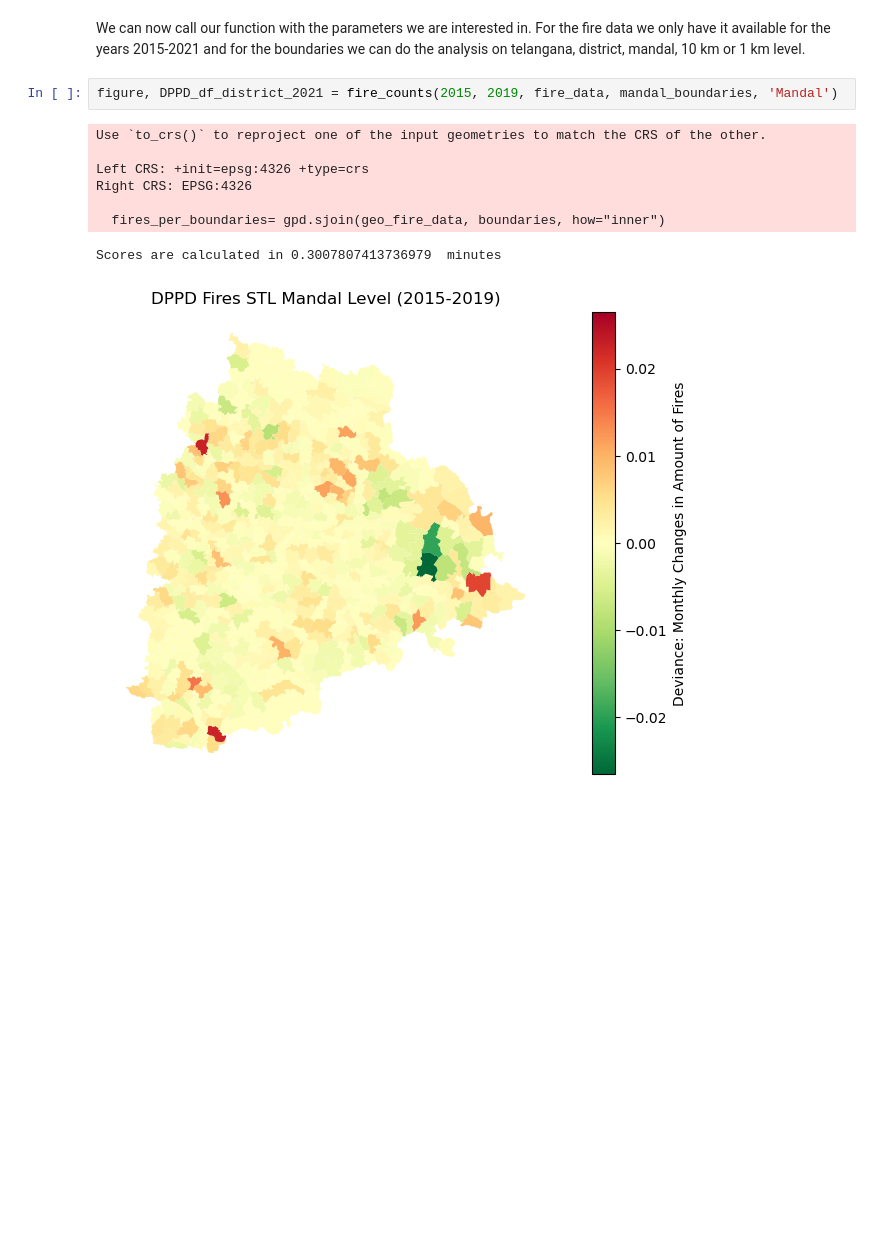
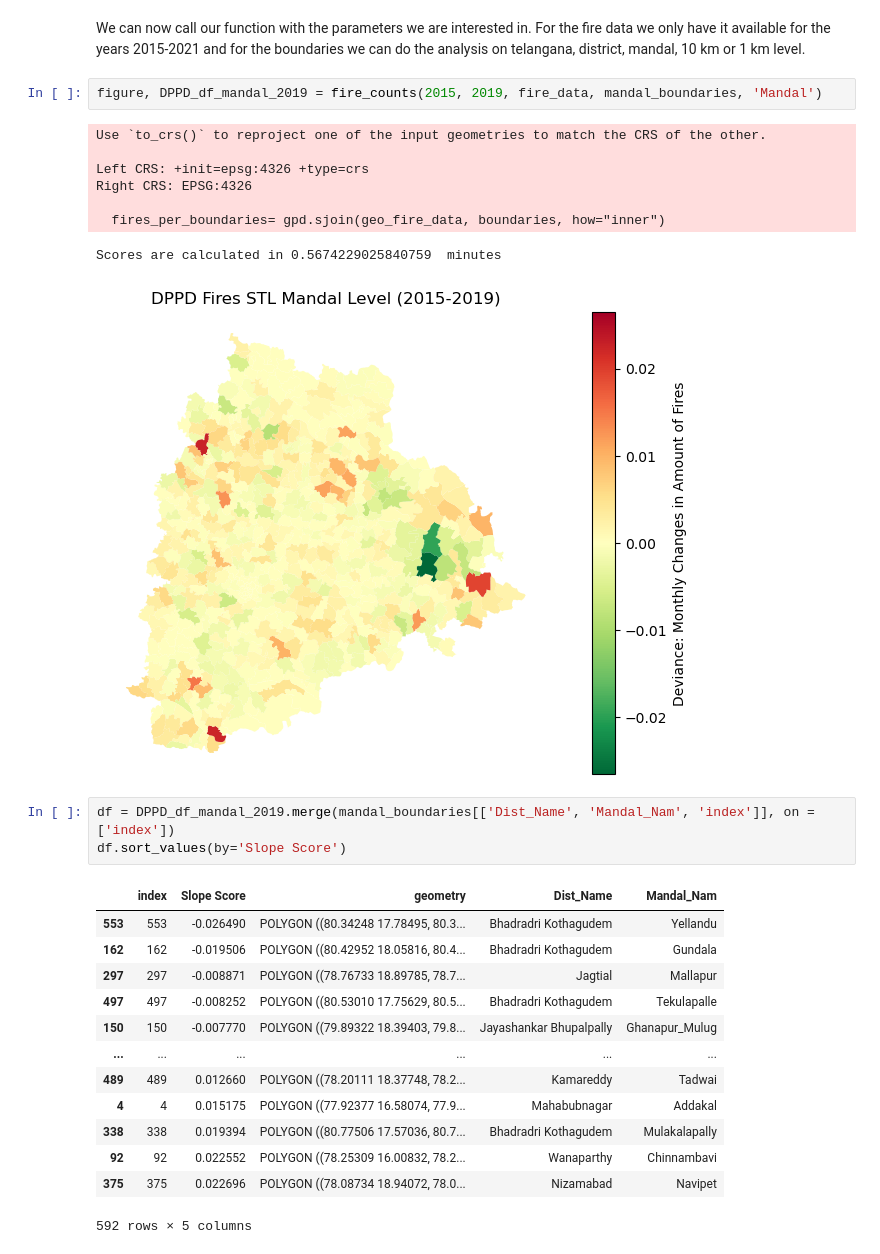
Before and after one commit to undpindia/dicra, a Jupyter notebook: analytics/sandbox/notebooks/crop_fires/DPPD_Jesse/Fires/DPPD_Final_Count_Fires.ipynb, the cells around one changed output. Drawn from its saved outputs; the diff is of its cells as text; blank space fills up the shorter version.

```diff
--- a/analytics/sandbox/notebooks/crop_fires/DPPD_Jesse/Fires/DPPD_Final_Count_Fires.ipynb
+++ b/analytics/sandbox/notebooks/crop_fires/DPPD_Jesse/Fires/DPPD_Final_Count_Fires.ipynb
@@ -209,7 +209,7 @@ def fire_counts(beginyear:int, endyear:int, fire_data, boundaries, level:str):
 # %% [markdown]
 We can now call our function with the parameters we are interested in. For the fire data we only have it available for the years 2015-2021 and for the boundaries we can do the analysis on telangana, district, mandal, 10 km or 1 km level.
 # %%
-figure, DPPD_df_district_2021 = fire_counts(2015, 2019, fire_data, mandal_boundaries, 'Mandal')
+figure, DPPD_df_mandal_2019 = fire_counts(2015, 2019, fire_data, mandal_boundaries, 'Mandal')
 # %% [output]
 Use `to_crs()` to reproject one of the input geometries to match the CRS of the other.
 
@@ -217,5 +217,22 @@ Left CRS: +init=epsg:4326 +type=crs
 Right CRS: EPSG:4326
 
   fires_per_boundaries= gpd.sjoin(geo_fire_data, boundaries, how="inner")
-Scores are calculated in 0.3007807413736979  minutes
+Scores are calculated in 0.5674229025840759  minutes
 [figure]
+# %%
+df = DPPD_df_mandal_2019.merge(mandal_boundaries[['Dist_Name', 'Mandal_Nam', 'index']], on = ['index'])
+df.sort_values(by='Slope Score')
+# %% [output]
+|  | index | Slope Score | geometry | Dist_Name | Mandal_Nam |
+| 553 | 553 | -0.026490 | POLYGON ((80.34248 17.78495, 80.3... | Bhadradri Kothagudem | Yellandu |
+| 162 | 162 | -0.019506 | POLYGON ((80.42952 18.05816, 80.4... | Bhadradri Kothagudem | Gundala |
+| 297 | 297 | -0.008871 | POLYGON ((78.76733 18.89785, 78.7... | Jagtial | Mallapur |
+| 497 | 497 | -0.008252 | POLYGON ((80.53010 17.75629, 80.5... | Bhadradri Kothagudem | Tekulapalle |
+| 150 | 150 | -0.007770 | POLYGON ((79.89322 18.39403, 79.8... | Jayashankar Bhupalpally | Ghanapur_Mulug |
+| ... | ... | ... | ... | ... | ... |
+| 489 | 489 | 0.012660 | POLYGON ((78.20111 18.37748, 78.2... | Kamareddy | Tadwai |
+| 4 | 4 | 0.015175 | POLYGON ((77.92377 16.58074, 77.9... | Mahabubnagar | Addakal |
+| 338 | 338 | 0.019394 | POLYGON ((80.77506 17.57036, 80.7... | Bhadradri Kothagudem | Mulakalapally |
+| 92 | 92 | 0.022552 | POLYGON ((78.25309 16.00832, 78.2... | Wanaparthy | Chinnambavi |
+| 375 | 375 | 0.022696 | POLYGON ((78.08734 18.94072, 78.0... | Nizamabad | Navipet |
+592 rows × 5 columns
```
Also changed, not shown: 3 other files.
